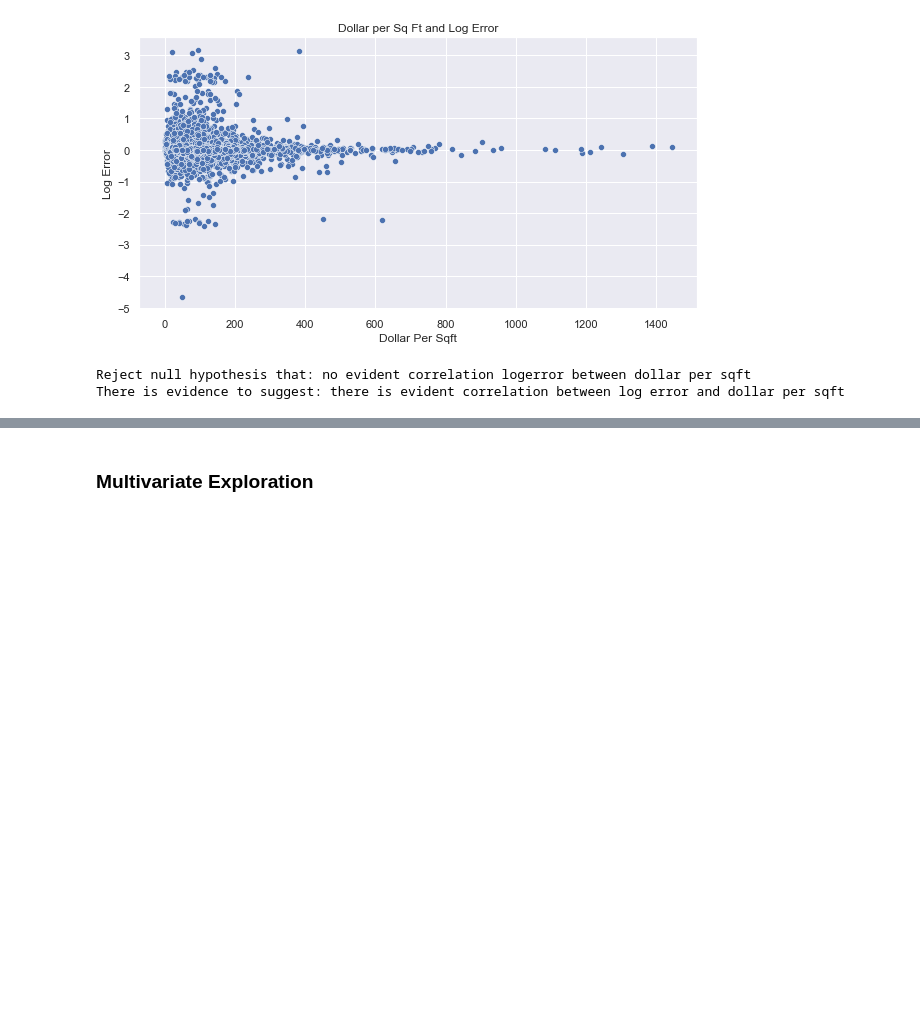
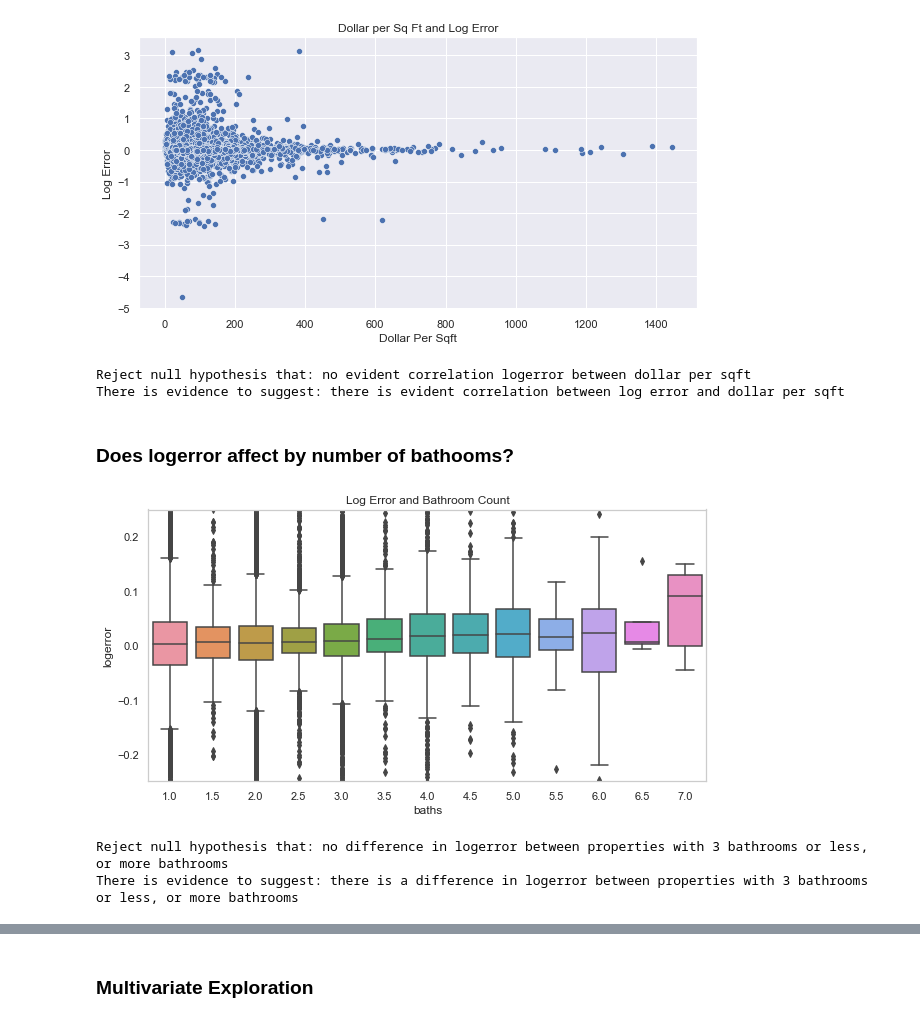
Before and after one commit to Olivert75/clustering_project, a Jupyter notebook: final_notebook.ipynb, the cells around one changed output, grey strips where cells are left out. Cells and saved outputs as stored; diff of their text form; code cells hidden in the pictures; blank space fills up the shorter version.

Commit message:
add 2 more visuals

```diff
--- a/final_notebook.ipynb
+++ b/final_notebook.ipynb
@@ -361,3 +361,33 @@ else:
 # %% [output]
 Reject null hypothesis that: no evident correlation logerror between dollar per sqft
 There is evidence to suggest: there is evident correlation between log error and dollar per sqft
+# %% [markdown]
+### Does logerror affect by number of bathooms?
+# %%
+#Log error and number of bathrooms
+plt.figure(figsize=(10,5))
+sns.set(font_scale = 1)
+sns.set_style("whitegrid", {'axes.grid' : False})
+sns.boxplot(train.baths, train.logerror)
+plt.title('Log Error and Bathroom Count')
+plt.ylim(-.25, .25)
+plt.show()
+# %% [output]
+[figure, added]
+# %%
+null_hypothesis = "no difference in logerror between properties with 3 bathrooms or less, or more bathrooms"
+alternative_hypothesis = "there is a difference in logerror between properties with 3 bathrooms or less, or more bathrooms"
+a = 0.05 #a for alpha
+
+three_or_less_baths=train[train.baths<=3].logerror
+more_than_three_baths = train[train.baths>3].logerror
+t, p = stats.ttest_ind(three_or_less_baths, more_than_three_baths)
+
+if p < a:
+    print(f'Reject null hypothesis that: {null_hypothesis}')
+    print (f'There is evidence to suggest: {alternative_hypothesis}')
+else:
+    print(f'Fail to reject null hypothesis that: {null_hypothesis} There is not sufficient evidence to reject it.')
+# %% [output]
+Reject null hypothesis that: no difference in logerror between properties with 3 bathrooms or less, or more bathrooms
+There is evidence to suggest: there is a difference in logerror between properties with 3 bathrooms or less, or more bathrooms
```
Also changed, not shown: parts of 3 cells of this notebook.
